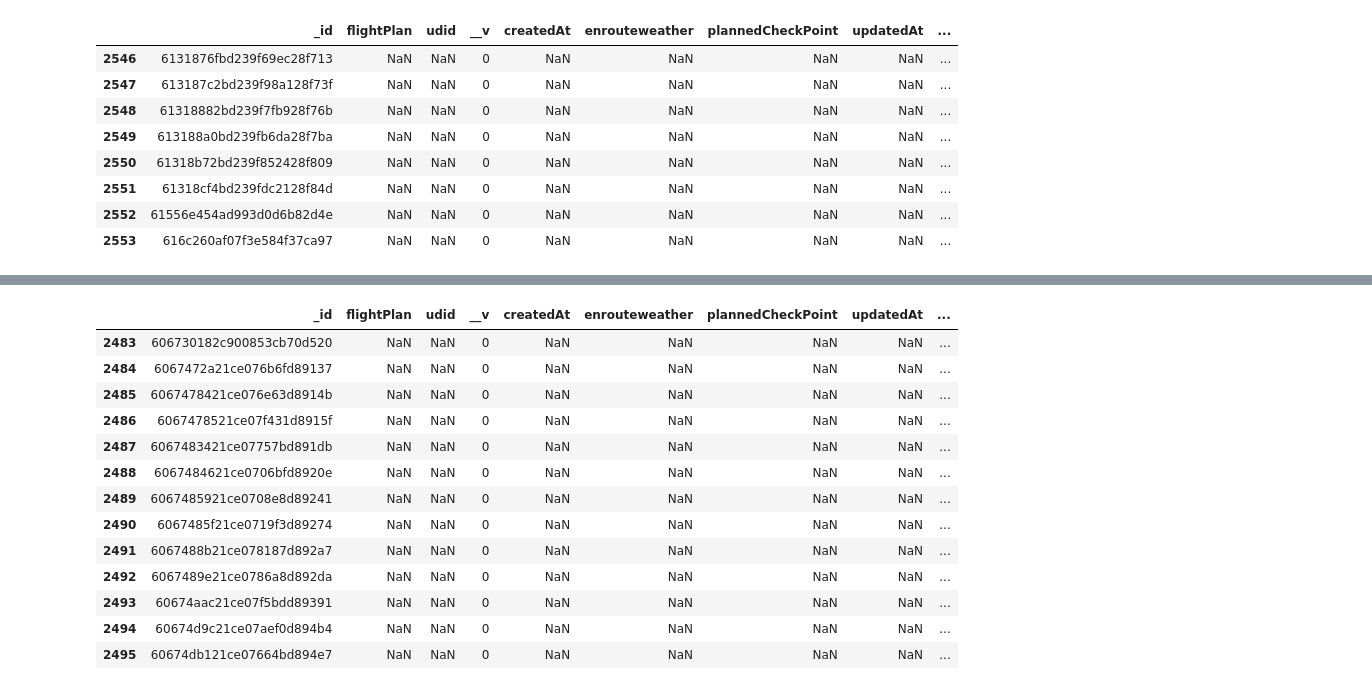
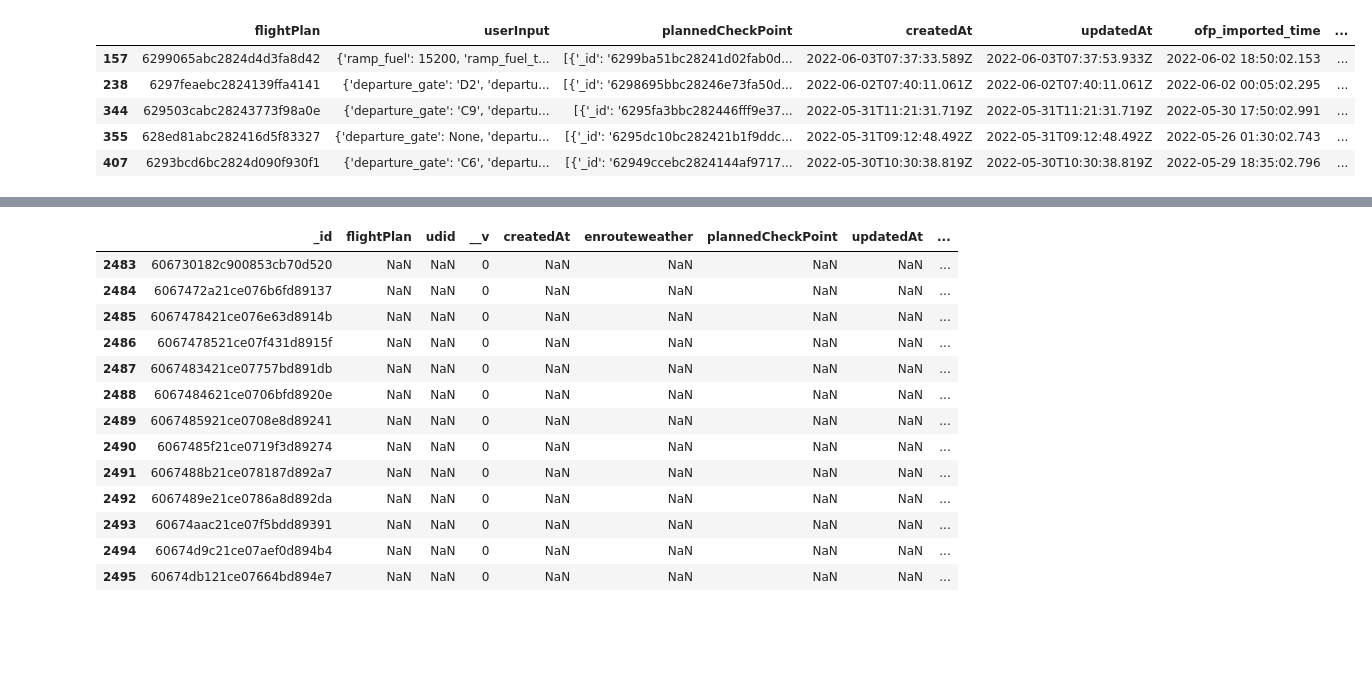
Before and after one commit to peajung/data_extraction, a Jupyter notebook: data_extraction.ipynb, the cells around one changed output, grey strips where cells are left out. Drawn from its saved outputs; the diff is of its cells as text; code cells hidden in the pictures; blank space fills up the shorter version.

```diff
--- a/data_extraction.ipynb
+++ b/data_extraction.ipynb
@@ -103,7 +103,7 @@ def merge_flightPlan_eofp(eofp) :
 # %%
 # Adjust to/from date
 from_param = 'from=2022-04-01T00:00:00.000Z'
-to_param = 'to=2022-05-31T23:59:59.000Z'
+to_param = 'to=2022-06-06T23:59:59.000Z'
 
 # Create DataFrame
 denorm_df = get_denorm_data(from_param, to_param)
@@ -571,12 +535,9 @@ Name: _id, dtype: bool
-# %%
-all_df.iloc[2480],
-# %% [output]
-|  | _id | flightPlan | udid | __v | createdAt | enrouteweather | plannedCheckPoint | updatedAt | ... |
-| 2546 | 6131876fbd239f69ec28f713 | NaN | NaN | 0 | NaN | NaN | NaN | NaN | ... |
-| 2547 | 613187c2bd239f98a128f73f | NaN | NaN | 0 | NaN | NaN | NaN | NaN | ... |
-| 2548 | 61318882bd239f7fb928f76b | NaN | NaN | 0 | NaN | NaN | NaN | NaN | ... |
-| 2549 | 613188a0bd239fb6da28f7ba | NaN | NaN | 0 | NaN | NaN | NaN | NaN | ... |
-| 2550 | 61318b72bd239f852428f809 | NaN | NaN | 0 | NaN | NaN | NaN | NaN | ... |
-| 2551 | 61318cf4bd239fdc2128f84d | NaN | NaN | 0 | NaN | NaN | NaN | NaN | ... |
-| 2552 | 61556e454ad993d0d6b82d4e | NaN | NaN | 0 | NaN | NaN | NaN | NaN | ... |
-| 2553 | 616c260af07f3e584f37ca97 | NaN | NaN | 0 | NaN | NaN | NaN | NaN | ... |
+# %%
+back_up[back_up.flight_number == 'THA415'].head(5)
+# %% [output]
+|  | flightPlan | userInput | plannedCheckPoint | createdAt | updatedAt | ofp_imported_time | ... |
+| 157 | 6299065abc2824d4d3fa8d42 | {'ramp_fuel': 15200, 'ramp_fuel_t... | [{'_id': '6299ba51bc28241d02fab0d... | 2022-06-03T07:37:33.589Z | 2022-06-03T07:37:53.933Z | 2022-06-02 18:50:02.153 | ... |
+| 238 | 6297feaebc2824139ffa4141 | {'departure_gate': 'D2', 'departu... | [{'_id': '6298695bbc28246e73fa50d... | 2022-06-02T07:40:11.061Z | 2022-06-02T07:40:11.061Z | 2022-06-02 00:05:02.295 | ... |
+| 344 | 629503cabc28243773f98a0e | {'departure_gate': 'C9', 'departu... | [{'_id': '6295fa3bbc282446fff9e37... | 2022-05-31T11:21:31.719Z | 2022-05-31T11:21:31.719Z | 2022-05-30 17:50:02.991 | ... |
+| 355 | 628ed81abc282416d5f83327 | {'departure_gate': None, 'departu... | [{'_id': '6295dc10bc282421b1f9ddc... | 2022-05-31T09:12:48.492Z | 2022-05-31T09:12:48.492Z | 2022-05-26 01:30:02.743 | ... |
+| 407 | 6293bcd6bc2824d090f930f1 | {'departure_gate': 'C6', 'departu... | [{'_id': '62949ccebc2824144af9717... | 2022-05-30T10:30:38.819Z | 2022-05-30T10:30:38.819Z | 2022-05-29 18:35:02.796 | ... |
```
Also changed, not shown: parts of 5 cells of this notebook, 12 other files.
